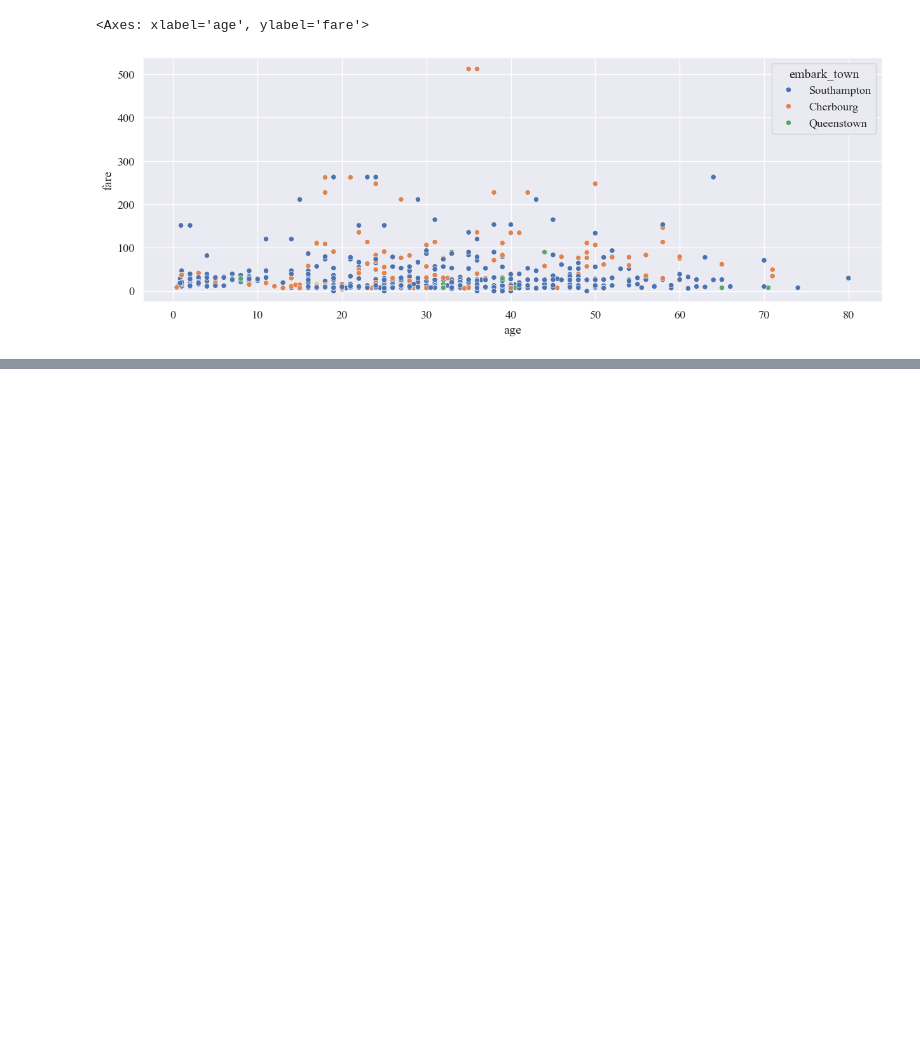
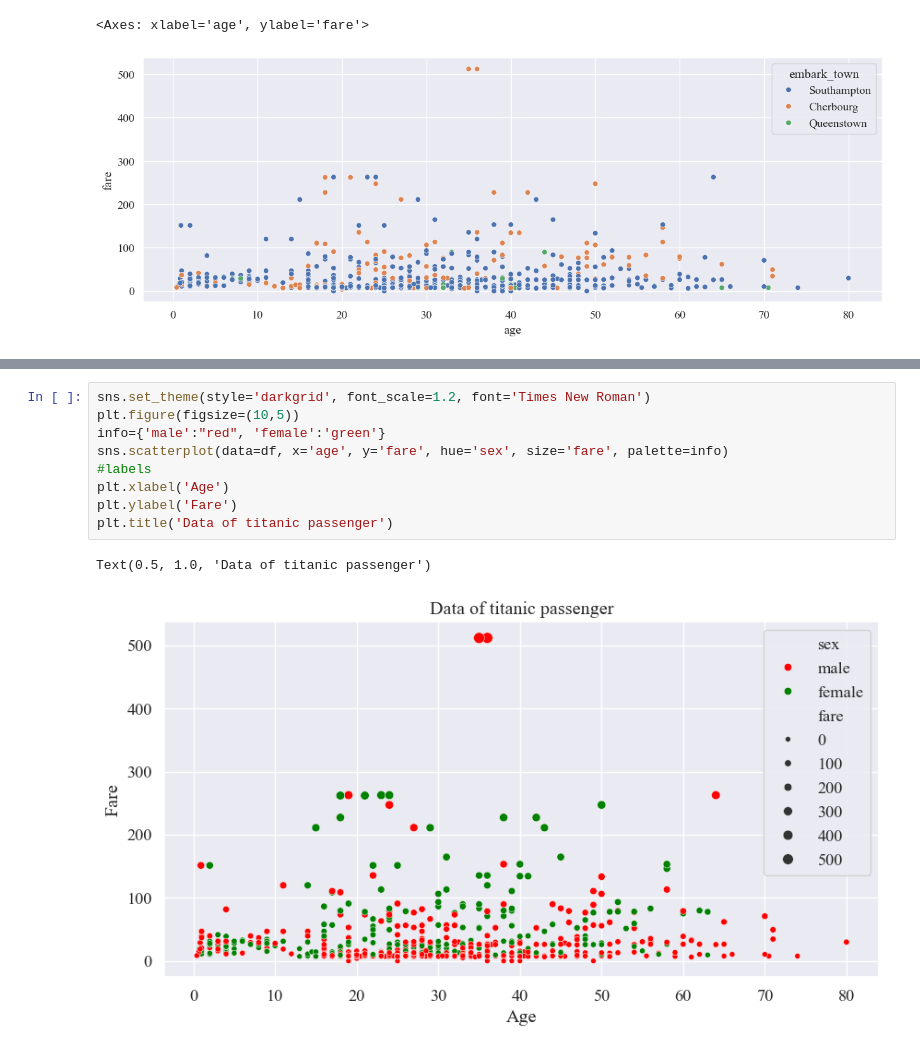
Before and after one commit to summaiyazafar/Learning, a Jupyter notebook: Practice/Python/Data_Visualization/Data_Visualization_Part_2.ipynb, the cells around one changed output, grey strips where cells are left out. Cells and saved outputs as stored; diff of their text form; blank space fills up the shorter version.

```diff
--- a/Practice/Python/Data_Visualization/Data_Visualization_Part_2.ipynb
+++ b/Practice/Python/Data_Visualization/Data_Visualization_Part_2.ipynb
@@ -86,0 +108,12 @@ sns.scatterplot(data=df, hue='embark_town', x='age', y='fare' )
+# %%
+sns.set_theme(style='darkgrid', font_scale=1.2, font='Times New Roman')
+plt.figure(figsize=(10,5))
+info={'male':"red", 'female':'green'}
+sns.scatterplot(data=df, x='age', y='fare', hue='sex', size='fare', palette=info)
+#labels
+plt.xlabel('Age')
+plt.ylabel('Fare')
+plt.title('Data of titanic passenger')
+# %% [output]
+Text(0.5, 1.0, 'Data of titanic passenger')
+[figure, added]
```
Also changed, not shown: parts of 6 cells of this notebook.
